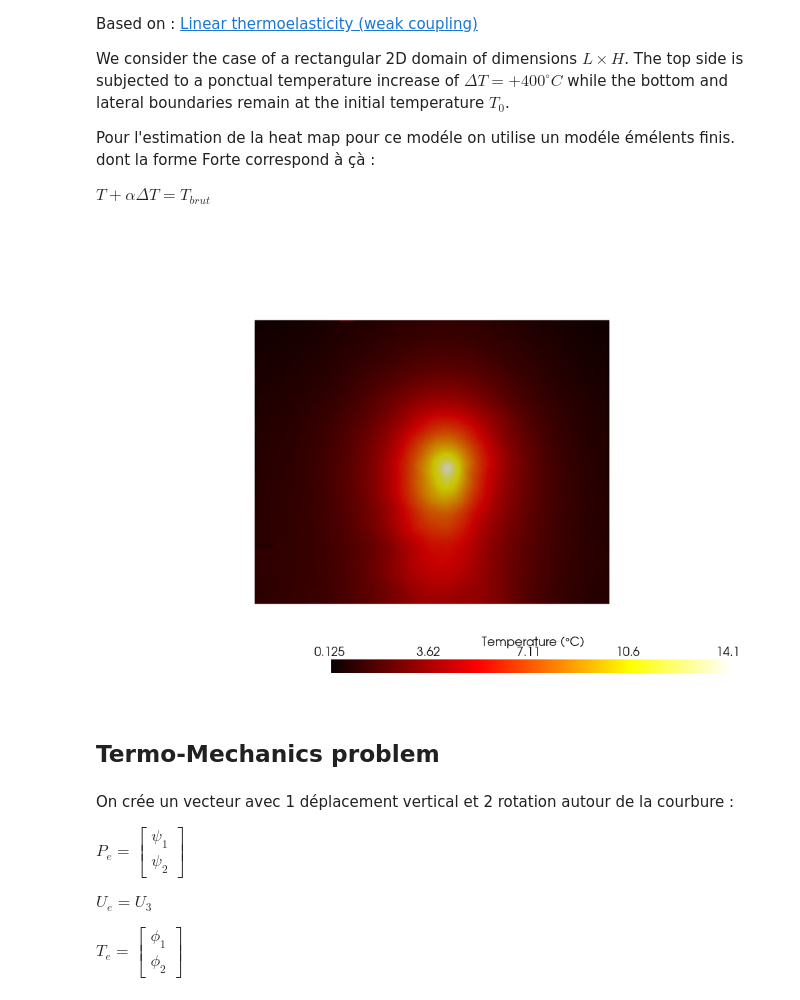
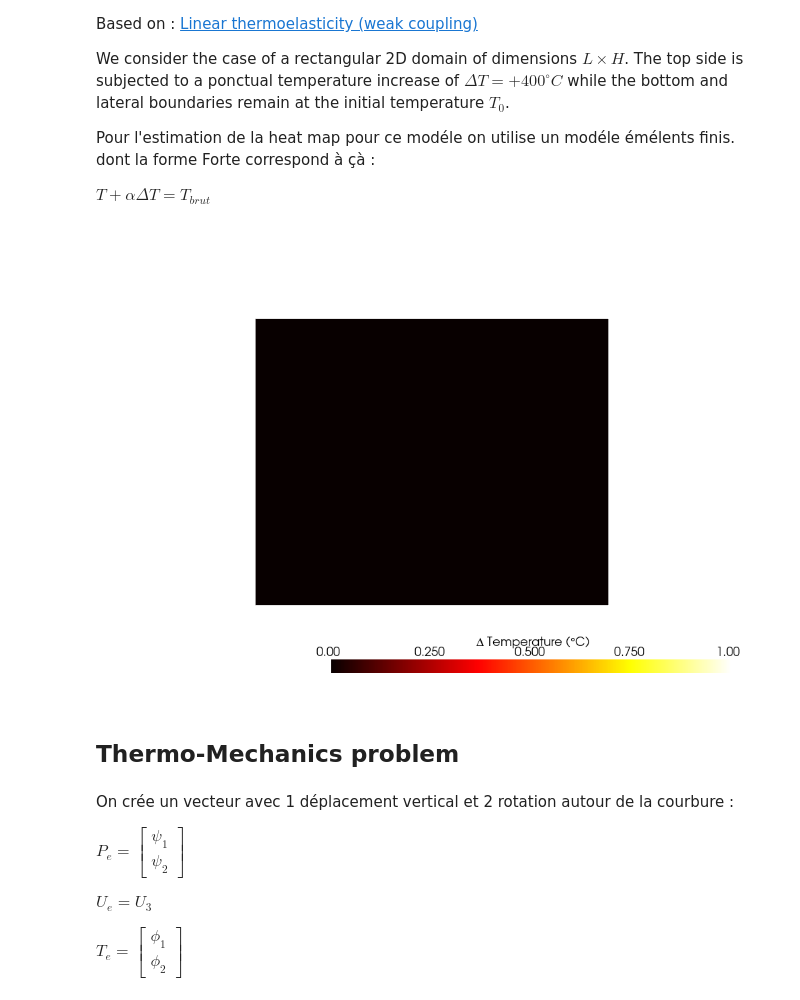
Before and after one commit to Oxineo/Modal-Analysis-Reissner-Mindlin-Plate, a Jupyter notebook: modal_analysis_plate_Reisnert_Mindlin_Thermo_elastic_stress_due_to_real_heatmap.ipynb, the cells around one changed output. Cells and saved outputs as stored; diff of their text form; code cells hidden in the pictures.

```diff
--- a/modal_analysis_plate_Reisnert_Mindlin_Thermo_elastic_stress_due_to_real_heatmap.ipynb
+++ b/modal_analysis_plate_Reisnert_Mindlin_Thermo_elastic_stress_due_to_real_heatmap.ipynb
@@ -28,10 +28,10 @@ def skip(line, cell):
     # Sinon, on exécute normalement le contenu de la cellule
     get_ipython().run_cell(cell)
 # %%
-L  = 0.30 # Longueur de la plaque
-W_dim = 0.24 # Largeur de la plaque
-Nx = 200 # Nombre de subdivision de la plaque
-Ny = 200
+L  = 298 # Longueur de la plaque
+W_dim = 242 # Largeur de la plaque
+Nx = 150 # Nombre de subdivision de la plaque
+Ny = 150
 domain = dolfinx.mesh.create_rectangle(
     MPI.COMM_WORLD, [[0, 0], [L, W_dim]], [Nx, Ny] , cell_type=dolfinx.mesh.CellType.quadrilateral
 ) # Création du "mesh" de la plaque elle nous servira tous le long du programme pour appeler notre forme
@@ -39,10 +39,10 @@ domain = dolfinx.mesh.create_rectangle(
 gdim = domain.geometry.dim
 
 # material parameters
-thick = 0.0010 # épaisseur de la plaque
-E = 200.08e9 # Module de Young du matériaus [Pa]
-nu = 0.30 # Coef de poisson du matériau
-rho = 7777.0 # Masse volumique [kg/m3]
+thick = 1.15 # épaisseur de la plaque
+E = 202.59e3 # Module de Young du matériaus [MPa]
+nu = 0.2920 # Coef de poisson du matériau
+rho = 0.665 * 1e-3/L/W_dim/thick # Masse volumique [kg/m3]
 alpha = fem.Constant(domain, 12.0e-6) # Coefficient de dilatation thermique [1/K]
 
 lmbd = fem.Constant(domain , E * nu / ((1 + nu)*(1-2*nu)))
@@ -62,15 +62,22 @@ $T + \alpha \Delta T = T_{brut} $
 import scipy
 from scipy.interpolate import griddata
 
-map = scipy.io.loadmat('map_chaleur/central_milieu_manip_21_04_2026.mat')
+map = scipy.io.loadmat('map_chaleur/manip_29_04_r.mat')
 
-frame = np.array(map['Frame'])
+frame = np.array(map['Frame']) * 0.0
+
+### Plaque : manip_29_04_r.mat
+p_00_plaque = np.array([0,0])
+p_10_plaque = np.array([0,599])
+p_11_plaque = np.array([599,599])
+p_01_plaque = np.array([599,0])
+
 
 ### Plaque : central_milieu_manip_21_04_2026.mat
-p_00_plaque = np.array([158,38])
-p_10_plaque = np.array([165,407])
-p_11_plaque = np.array([471,375])
-p_01_plaque = np.array([465,55])
+# p_00_plaque = np.array([158,38])
+# p_10_plaque = np.array([165,407])
+# p_11_plaque = np.array([471,375])
+# p_01_plaque = np.array([465,55])
 
 ### Plaque : bas_droite_sort.mat
 # p_00_plaque = np.array([155,38])
@@ -146,7 +153,9 @@ val_interp[masque_trous] = val_interp_proche[masque_trous]
 
 Delta_T.x.array[:] = val_interp
 
-alpha_lis = fem.Constant(domain, 1.0e-7) # Coefficient de lissage
+# Delta_T.x.array[:] = np.zeros(val_interp.shape)
+
+alpha_lis = fem.Constant(domain, 0.0e-8) # Coefficient de lissage
 
 T_trial = ufl.TrialFunction(VT)
 T_test = ufl.TestFunction(VT)
@@ -159,29 +168,29 @@ Delta_T = problem_lissage.solve()
 # %%
 import pyvista
 
 pyvista.set_jupyter_backend("static")
 
 T_topology, T_cell_types, T_geometry = plot.vtk_mesh(VT)
 T_grid = pyvista.UnstructuredGrid(T_topology, T_cell_types, T_geometry)
 T_grid.point_data["Temperature"] = Delta_T.x.array
 T_grid.set_active_scalars("Temperature")
 
 plotter = pyvista.Plotter(window_size=[1000, 700])
 plotter.add_mesh(
     T_grid,
     scalars="Temperature",
     cmap="hot",        # "coolwarm" (Bleu -> Rouge), "jet" ou "hot" sont excellents pour la thermique
     show_edges=False,        # Affiche les lignes du maillage (mettez False si c'est trop dense)
     edge_color="grey",      # Adoucit la couleur du maillage
-    scalar_bar_args={"title": "Temperature (°C)", "color": "black"},
+    scalar_bar_args={"title": "Δ Temperature (°C)", "color": "black"},
 )
 plotter.view_xy()
 plotter.zoom_camera(1)
 plotter.show()
 # %% [output]
-[figure, old version]
+[figure, new version]
 # %% [markdown]
-## Termo-Mechanics problem
+## Thermo-Mechanics problem
 # %%
 # Matrice des mouvements membranaires
 A = fem.Constant(domain, E * thick / (1 - nu**2))
```
Also changed, not shown: parts of 12 cells of this notebook, 7 other files.
